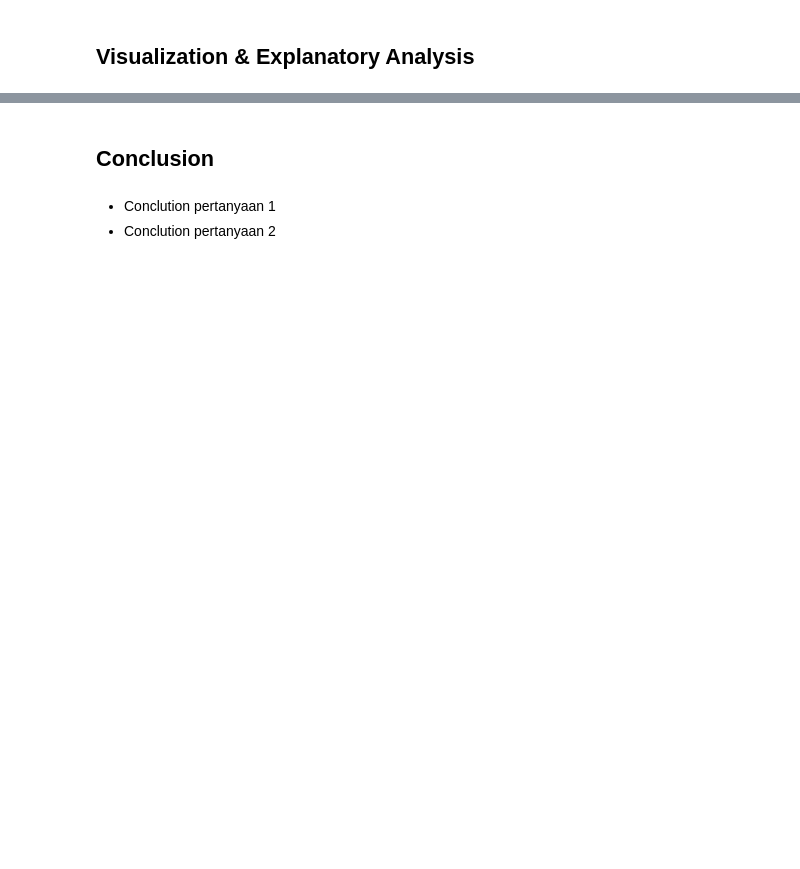
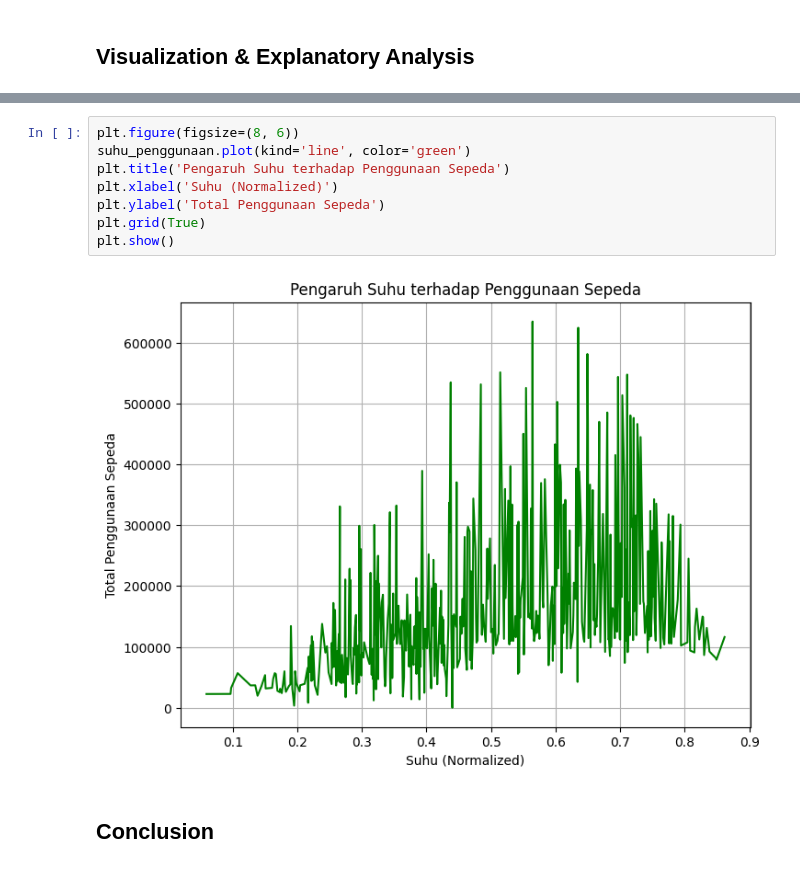
Before and after one commit to habibiramadhan/Simple-Analisis-Data, a Jupyter notebook: Copy_of_Proyek_Analisis_Data.ipynb, the cells around one changed output, grey strips where cells are left out. Drawn from its saved outputs; the diff is of its cells as text; blank space fills up the shorter version.

```diff
--- a/Copy_of_Proyek_Analisis_Data.ipynb
+++ b/Copy_of_Proyek_Analisis_Data.ipynb
@@ -202,5 +475,12 @@ Data Duplicate:  0
+# %%
+plt.figure(figsize=(8, 6))
+suhu_penggunaan.plot(kind='line', color='green')
+plt.title('Pengaruh Suhu terhadap Penggunaan Sepeda')
+plt.xlabel('Suhu (Normalized)')
+plt.ylabel('Total Penggunaan Sepeda')
+plt.grid(True)
+plt.show()
+# %% [output]
+[figure, added]
 # %% [markdown]
 ## Conclusion
-# %% [markdown]
-- Conclution pertanyaan 1
-- Conclution pertanyaan 2
```
Also changed, not shown: parts of 42 cells of this notebook, 1 other file.
